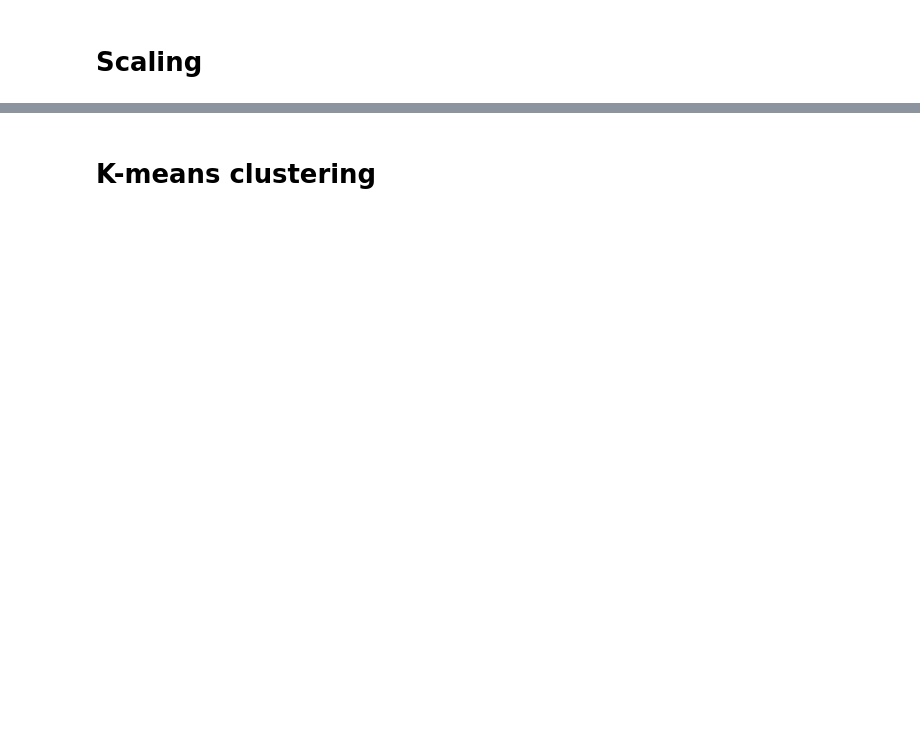
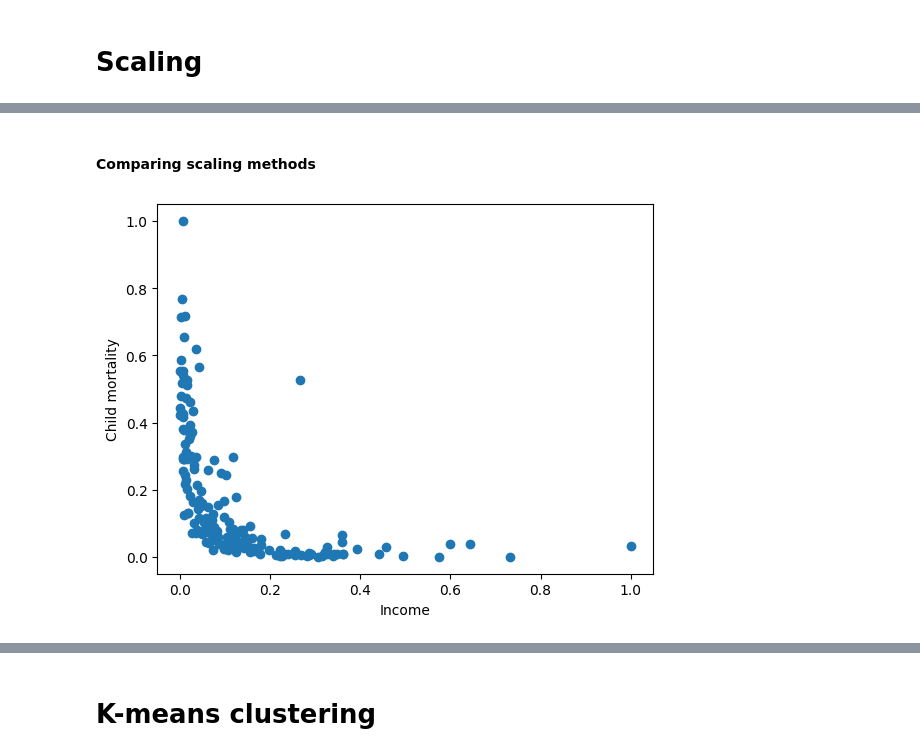
Before and after one commit to stangeorgiana18/PCA-and-cluster-analysis, a Jupyter notebook: cluster-analysis-pca-countries-development.ipynb, the cells around one changed output, grey strips where cells are left out. Drawn from its saved outputs; the diff is of its cells as text; code cells hidden in the pictures; blank space fills up the shorter version.

Commit message:
scaling

```diff
--- a/cluster-analysis-pca-countries-development.ipynb
+++ b/cluster-analysis-pca-countries-development.ipynb
@@ -204,0 +280,3 @@ plt.show()
+# %%
+# modify the df insomuch as countries name are dropped
+countries.drop(['country'], axis = 1, inplace = True)
@@ -204,0 +285,13 @@ plt.show()
+# %%
+from sklearn.preprocessing import MinMaxScaler
+
+scaler = MinMaxScaler()
+
+columns = countries.columns
+
+# fit function finds the x_min and x_max
+# transform function applies the scaling formula to the data
+scaled_countries_minmax = scaler.fit_transform(countries)
+
+df_scaled_minmax = pd.DataFrame(data = scaled_countries_minmax, columns = columns)
+df_scaled_minmax
@@ -204,0 +339,10 @@ plt.show()
+# %% [markdown]
+#### Comparing scaling methods
+# %%
+plt.scatter(df_scaled_minmax['income'], df_scaled_minmax['child_mort'])
+
+plt.xlabel('Income')
+plt.ylabel('Child mortality')
+plt.show()
+# %% [output]
+[figure, added]
```
Also changed, not shown: parts of 51 cells of this notebook.
